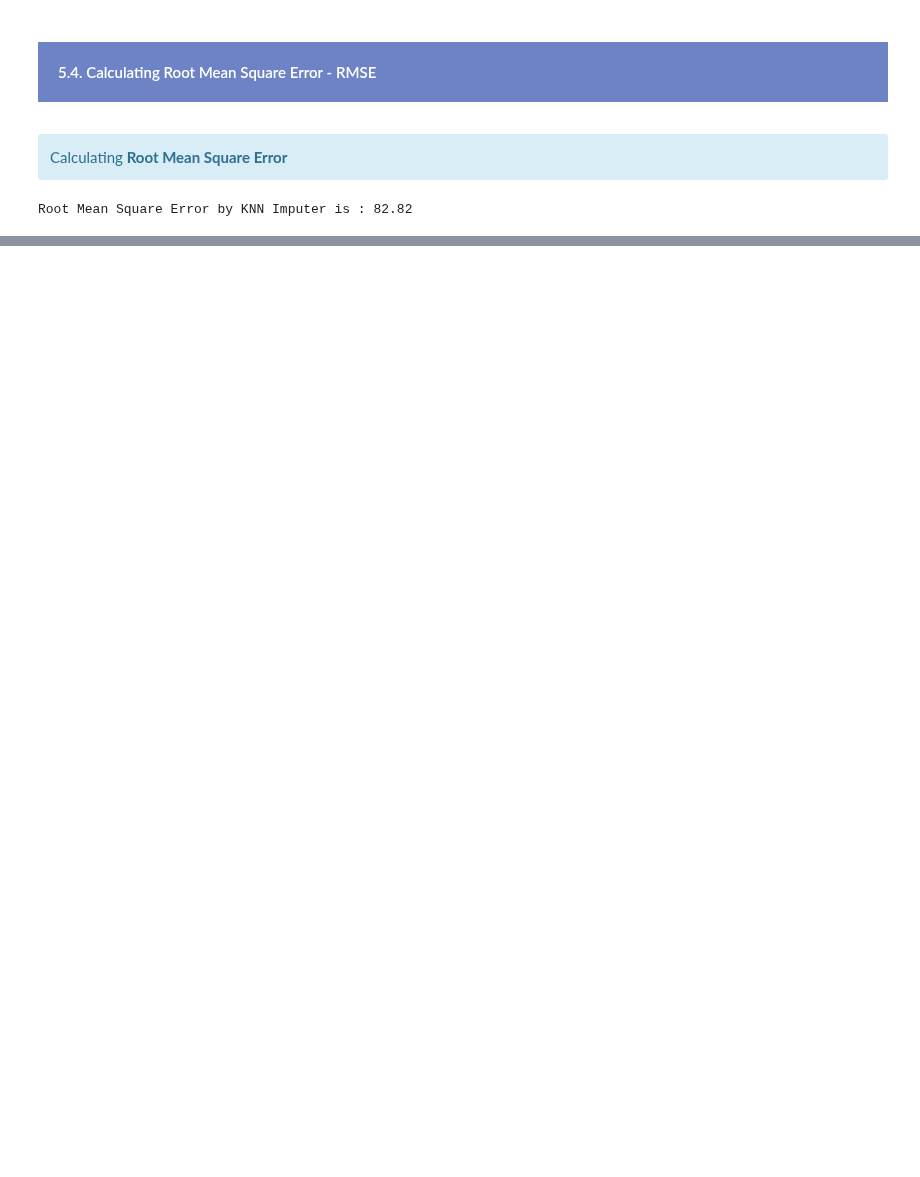
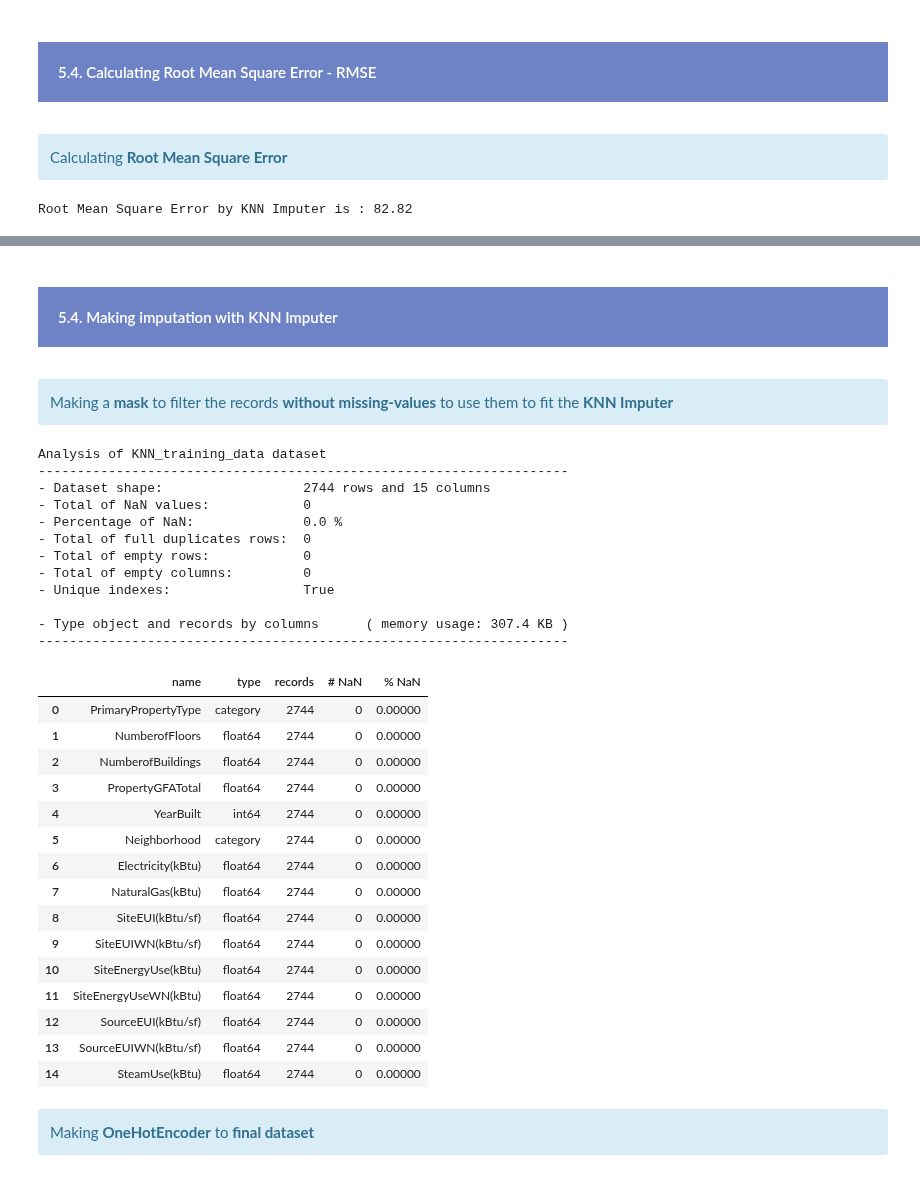
Before and after one commit to samirhinojosa/OC-P4-consumption-needs-of-buildings, a Jupyter notebook: analysis_notebook.ipynb, the cells around one changed output, grey strips where cells are left out. Saved outputs shown, nothing was run; the diff lists cells and outputs as text; code cells hidden in the pictures; blank space fills up the shorter version.

```diff
--- a/cleaning_notebook.ipynb
+++ b/analysis_notebook.ipynb
@@ -1087,0 +1122,49 @@ Root Mean Square Error by KNN Imputer is : 82.82
+# %% [markdown]
+<div style="background-color: #6D83C5;" >
+<h4 style="margin: auto; padding: 20px; color:#fff; ">5.4. Making imputation with KNN Imputer</h4>
+</div>
+# %% [markdown]
+<div class="alert alert-block alert-info">
+    Making a <b>mask</b> to filter the records <b>without missing-values</b> to use them to fit the <b>KNN Imputer</b>
+</div>
+# %%
+df_KNN = pd.DataFrame(df_without_outliers[LIST_OF_FEATURES_TREAT_NaN])
+# %%
+mask = df_KNN[list(set(df_subset._get_numeric_data()))].notnull().all(axis=1)
+# %%
+KNN_training_data = df_KNN[mask].copy()
+# %%
+df_analysis(KNN_training_data, "KNN_training_data")
+# %% [output]
+Analysis of KNN_training_data dataset
+--------------------------------------------------------------------
+- Dataset shape:                  2744 rows and 15 columns
+- Total of NaN values:            0
+- Percentage of NaN:              0.0 %
+- Total of full duplicates rows:  0
+- Total of empty rows:            0
+- Total of empty columns:         0
+- Unique indexes:                 True
+
+- Type object and records by columns      ( memory usage: 307.4 KB )
+--------------------------------------------------------------------
+|  | name | type | records | # NaN | % NaN |
+| 0 | PrimaryPropertyType | category | 2744 | 0 | 0.00000 |
+| 1 | NumberofFloors | float64 | 2744 | 0 | 0.00000 |
+| 2 | NumberofBuildings | float64 | 2744 | 0 | 0.00000 |
+| 3 | PropertyGFATotal | float64 | 2744 | 0 | 0.00000 |
+| 4 | YearBuilt | int64 | 2744 | 0 | 0.00000 |
+| 5 | Neighborhood | category | 2744 | 0 | 0.00000 |
+| 6 | Electricity(kBtu) | float64 | 2744 | 0 | 0.00000 |
+| 7 | NaturalGas(kBtu) | float64 | 2744 | 0 | 0.00000 |
+| 8 | SiteEUI(kBtu/sf) | float64 | 2744 | 0 | 0.00000 |
+| 9 | SiteEUIWN(kBtu/sf) | float64 | 2744 | 0 | 0.00000 |
+| 10 | SiteEnergyUse(kBtu) | float64 | 2744 | 0 | 0.00000 |
+| 11 | SiteEnergyUseWN(kBtu) | float64 | 2744 | 0 | 0.00000 |
+| 12 | SourceEUI(kBtu/sf) | float64 | 2744 | 0 | 0.00000 |
+| 13 | SourceEUIWN(kBtu/sf) | float64 | 2744 | 0 | 0.00000 |
+| 14 | SteamUse(kBtu) | float64 | 2744 | 0 | 0.00000 |
+# %% [markdown]
+<div class="alert alert-block alert-info">
+    Making <b>OneHotEncoder</b> to <b>final dataset</b>
+</div>
```
Also changed, not shown: parts of 42 cells of this notebook.
